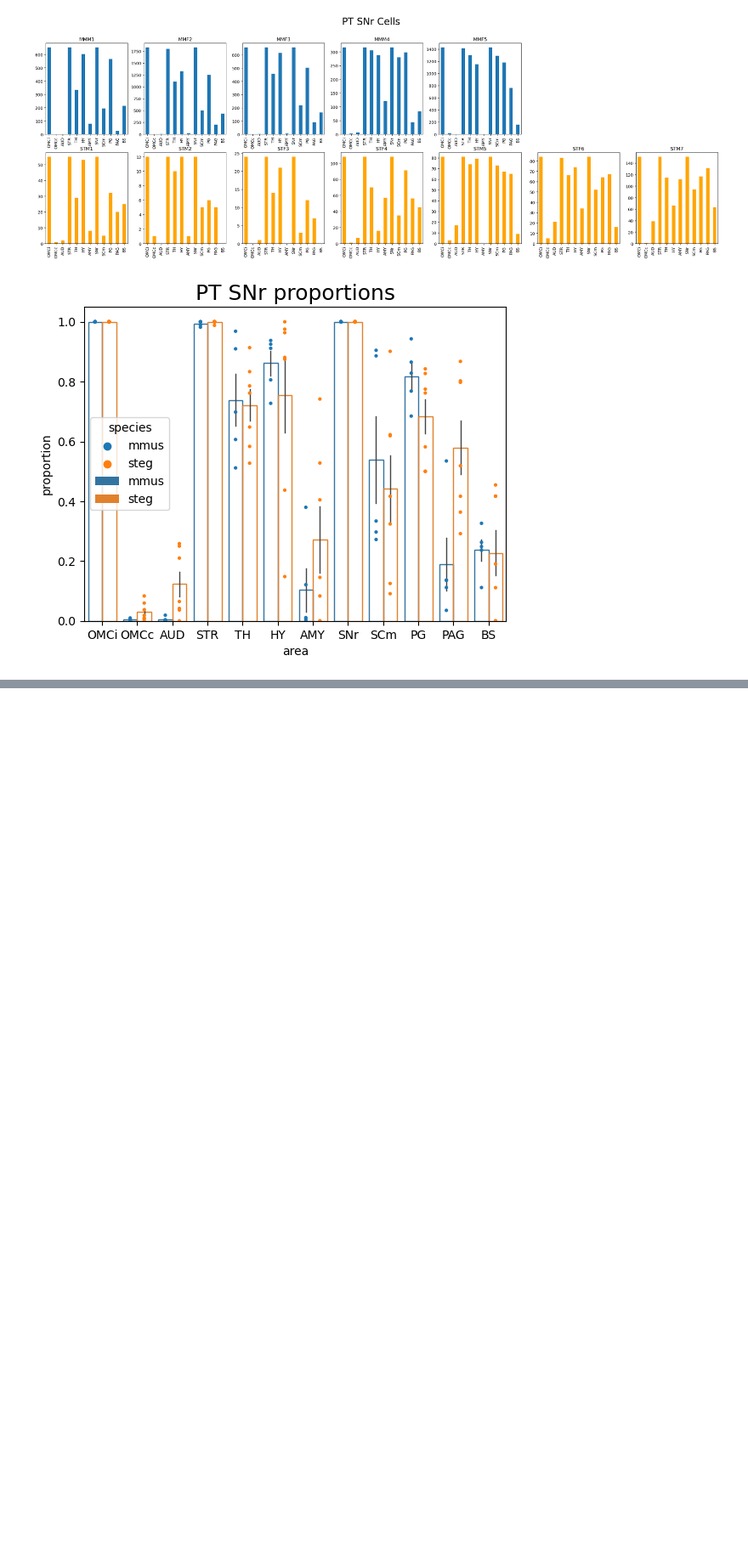
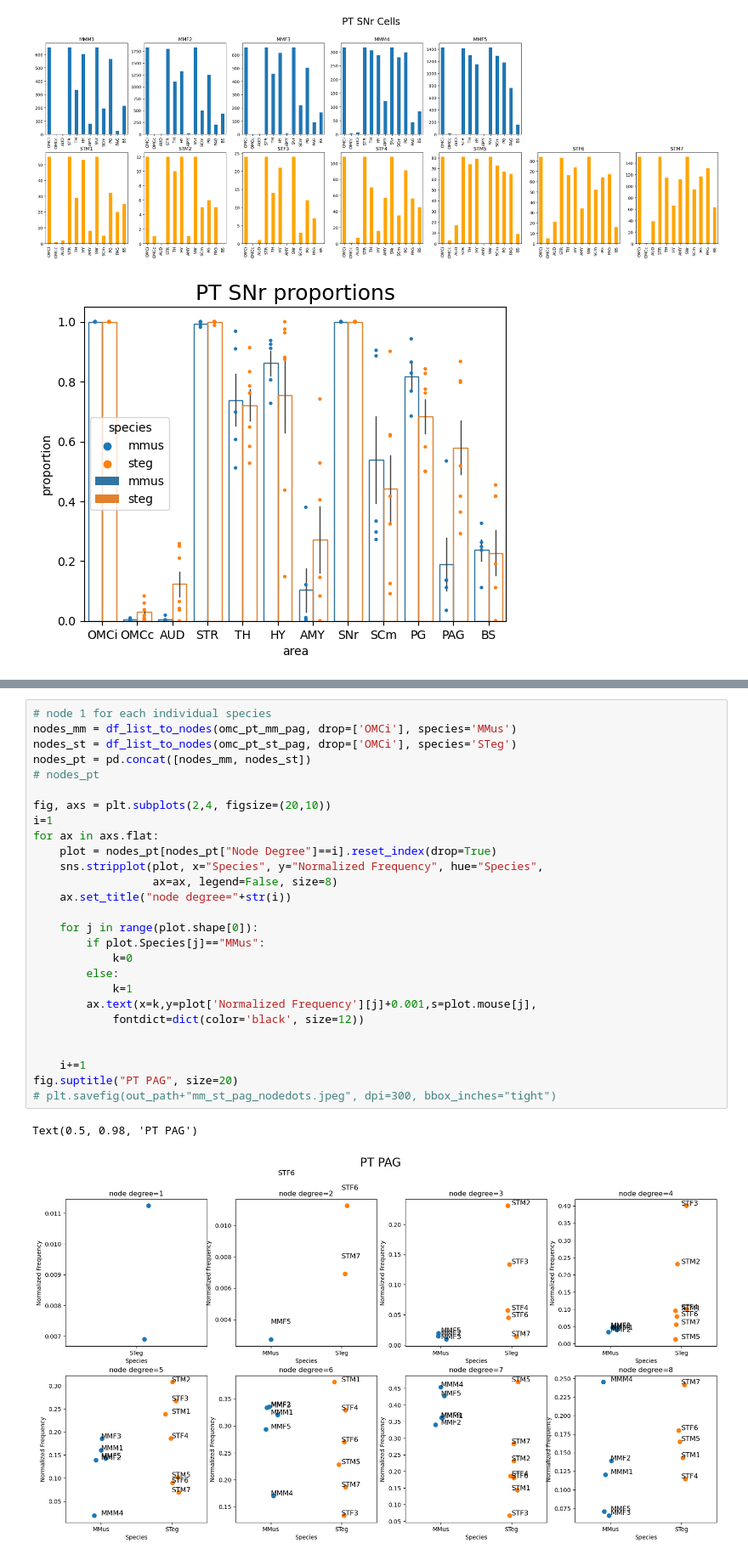
Before and after one commit to eisko/MAPseq_analysis, a Jupyter notebook: M194_M220_fig3_sc.ipynb, the cells around one changed output, grey strips where cells are left out. Shown at 85% size. Cells and saved outputs as stored; diff of their text form; blank space fills up the shorter version.

```diff
--- a/M194_M220_fig3_sc.ipynb
+++ b/M194_M220_fig3_sc.ipynb
@@ -1133,0 +1158,30 @@ plt.show()
+# %%
+# node 1 for each individual species
+nodes_mm = df_list_to_nodes(omc_pt_mm_pag, drop=['OMCi'], species='MMus')
+nodes_st = df_list_to_nodes(omc_pt_st_pag, drop=['OMCi'], species='STeg')
+nodes_pt = pd.concat([nodes_mm, nodes_st])
+# nodes_pt
+
+fig, axs = plt.subplots(2,4, figsize=(20,10))
+i=1
+for ax in axs.flat:
+    plot = nodes_pt[nodes_pt["Node Degree"]==i].reset_index(drop=True)
+    sns.stripplot(plot, x="Species", y="Normalized Frequency", hue="Species",
+                  ax=ax, legend=False, size=8)
+    ax.set_title("node degree="+str(i))
+
+    for j in range(plot.shape[0]):
+        if plot.Species[j]=="MMus":
+            k=0
+        else:
+            k=1
+        ax.text(x=k,y=plot['Normalized Frequency'][j]+0.001,s=plot.mouse[j],
+            fontdict=dict(color='black', size=12))
+
+
+    i+=1
+fig.suptitle("PT PAG", size=20)
+# plt.savefig(out_path+"mm_st_pag_nodedots.jpeg", dpi=300, bbox_inches="tight")
+# %% [output]
+Text(0.5, 0.98, 'PT PAG')
+[figure, added]
```
Also changed, not shown: parts of 2 cells of this notebook.
